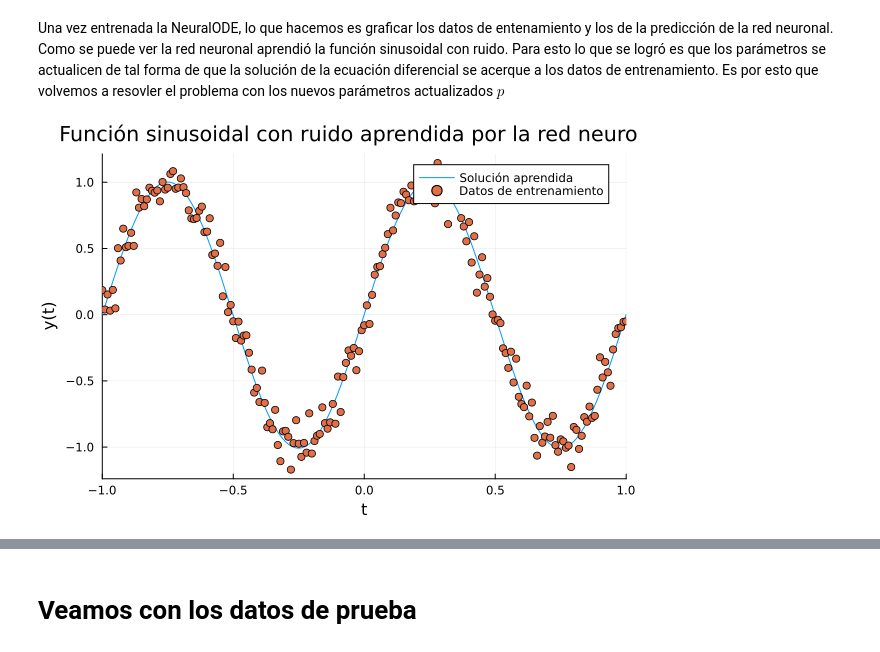
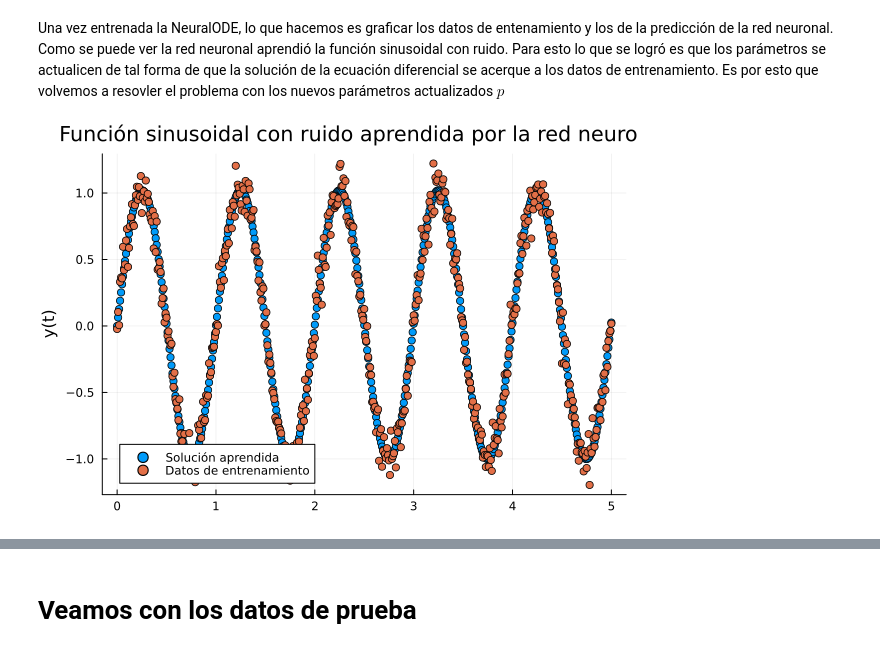
Before and after one commit to jp6879/TrackVersionsProgramsGit, a Jupyter notebook: MLTraining/1/1.3NODE.ipynb, the cells around one changed output, grey strips where cells are left out. Drawn from its saved outputs; the diff is of its cells as text; code cells hidden in the pictures.

```diff
--- a/MLTraining/1/1.3NODE.ipynb
+++ b/MLTraining/1/1.3NODE.ipynb
@@ -18,19 +19,24 @@ function parametric_ode_system!(du,u,p,t)
 # %% [markdown]
 Ahora seteamos el tiempo de simulación y los parámetros de la ecuación diferencial, como así la condición inicial del problema la cual es la posición inicial en 0.
 # %%
-tbegin = -1
+tbegin = 0
 tstep = 0.01
-tend = 1
+tend = 5
 trange = tbegin:tstep:tend
+t_train = Float32.(hcat(trange...))
+y_train = Float32.(sin.(2π*trange))
+data = DataLoader((t_train, y_train); batchsize=20, shuffle=true)
 p = ones(3)
 tspan = (tbegin, tend)
-u0 = [0.0];
+u0 = Float32[0.0];
 # %% [markdown]
 Creamos el problema de ecuaciones diferenciales parametrizado. Además creamos lo que sería nuestra red neuronal que consiste en el resolvedor de ODEs.
-# %%
-prob = ODEProblem(parametric_ode_system!, u0, tspan, p)
-function net()
-    solve(prob, Tsit5(), p=p, saveat=trange)
-end
-sol = net()
-x = vcat(sol.u...);
+# %%
+prob = ODEProblem(parametric_ode_system!, u0, tspan, p)
+n_ode = NeuralODE(parametric_ode_system!, Tsit5(), saveat=trange)
+model = Chain((x, p = n_ode.p) -> n_ode(x,p), Array)
+
+function net()
+    model(u0)
+end
+sol = net()
@@ -41,5 +52,5 @@ function sine_with_noise(t)
     return sin(2π*t) + rand(Normal(0,0.1))
 end;
 # %%
-dataset_outs = [sine_with_noise.(trange)]
-test_dataset = [sine_with_noise.(trange)];
+dataset_outs = sine_with_noise.(trange)
+test_dataset = sine_with_noise.(trange)
@@ -133,11 +143,12 @@ Epoch: 151 | Loss: 2.0888974985509963
 # %% [markdown]
 Una vez entrenada la NeuralODE, lo que hacemos es graficar los datos de entenamiento y los de la predicción de la red neuronal. Como se puede ver la red neuronal aprendió la función sinusoidal con ruido. Para esto lo que se logró es que los parámetros se actualicen de tal forma de que la solución de la ecuación diferencial se acerque a los datos de entrenamiento. Es por esto que volvemos a resovler el problema con los nuevos parámetros actualizados $p$
 # %%
-plot(solve(remake(prob, p=p), Tsit5()), label = "Solución aprendida", title = "Función sinusoidal con ruido aprendida por la red neuronal",
+sol = net()
+scatter(trange, sol, label = "Solución aprendida", title = "Función sinusoidal con ruido aprendida por la red neuronal",
 ylabel = "y(t)")
 scatter!(trange, dataset_outs, label = "Datos de entrenamiento")
 # %% [output]
-[figure, old version]
+[figure, new version]
 # %%
 plot(losses, xlabel = "Épocas", ylabel = "Pérdida", title = "Pérdida datos de entrenamiento vs Épocas")
 # %% [output]
```
Also changed, not shown: parts of 13 cells of this notebook, 6 other files.
